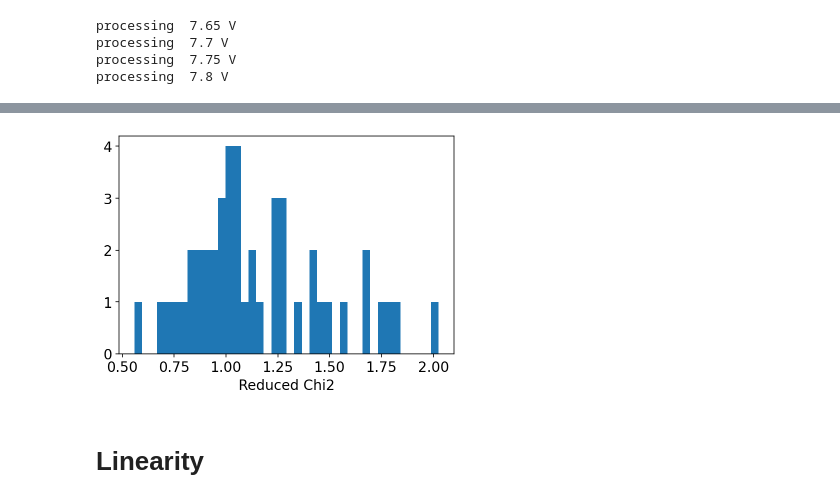
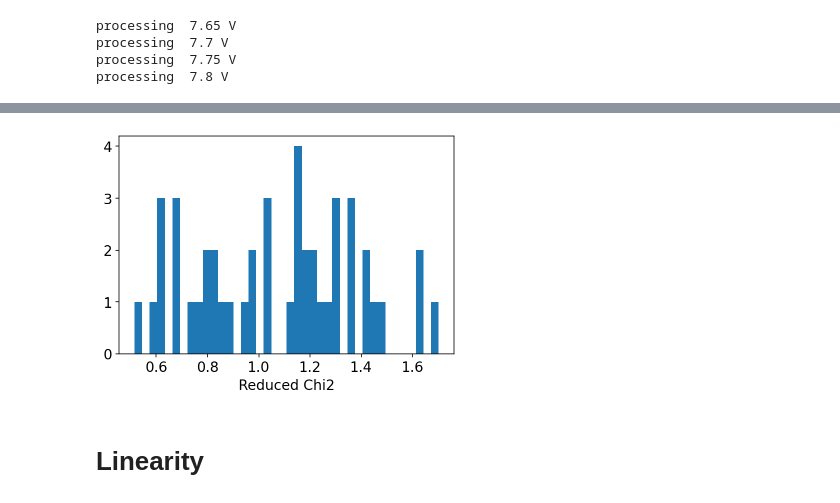
Before and after one commit to BNLIF/drop, a Jupyter notebook: analysis/led.ipynb, the cells around one changed output, grey strips where cells are left out. Cells and saved outputs as stored; diff of their text form; code cells hidden in the pictures.

```diff
--- a/analysis/led.ipynb
+++ b/analysis/led.ipynb
@@ -581,7 +589,7 @@ df = pd.DataFrame({
 
 do_spe_fit=True
 save_fit=True
-appendix='220919b'
+appendix='220930b'
 
 def plot_spe_A(save_fig=True, appendix='220819b'):
     ncols = 4
@@ -595,8 +603,9 @@ def plot_spe_A(save_fig=True, appendix='220819b'):
         mask=H>-SPE_PEAK_CUT
         h = plt.hist(C[mask], bins=100, range=[-0.5, 6.5], histtype='step',
                      label='%s, %dV' % (ChName2PMTMap[ch], ChName2HVMap[ch]));
+#         print(ch)
         if 'bt_p1' == ChName2PMTMap[ch]:
-            fit_range=[0.55, 3]
+            fit_range=[0.5, 3.]
             p0 = [1.5, 0.6, 1000]
         elif 'bt_p10' == ChName2PMTMap[ch]:
             fit_range=[1, 3]
@@ -610,12 +619,18 @@ def plot_spe_A(save_fig=True, appendix='220819b'):
         elif 'b1_p2' == ChName2PMTMap[ch]:
             fit_range=[0.55, 2.5]
             p0 = [1.5, 0.3, 1000]
+        elif 'b1_p2' == ChName2PMTMap[ch]:
+            fit_range=[0.6, 2.7]
+            p0 = [1.5, 0.3, 1000]
         elif 'b2_p4' == ChName2PMTMap[ch]:
             fit_range=[0.8, 2.5]
             p0 = [1.5, 0.3, 1000]
         elif 'b3_p1' == ChName2PMTMap[ch]:
             fit_range=[0.6, 2.4]
             p0 = [1.5, 0.3, 1000]
+        elif 'b4_p1' == ChName2PMTMap[ch]:
+            fit_range=[0.6, 2.5]
+            p0 = [1.1, 0.2, 1000]
         elif 'b4_p4' == ChName2PMTMap[ch]:
             fit_range=[0.6, 2.2]
             p0 = [1.1, 0.2, 1000]
@@ -657,9 +672,10 @@ plot_spe_A(save_fit, appendix)
 # %%
 rchi2 = df['chi2']/df['dof']
 plt.hist(rchi2, bins=40);
 plt.xlabel('Reduced Chi2')
-plt.savefig('rChi2_%s.png' % appendix)
+if save_fit:
+    plt.savefig('rChi2_%s.png' % appendix)
 plt.show()
 # %% [output]
-[figure, old version]
+[figure, new version]
 # %%
```
Also changed, not shown: parts of 12 cells of this notebook, 1 other file.
